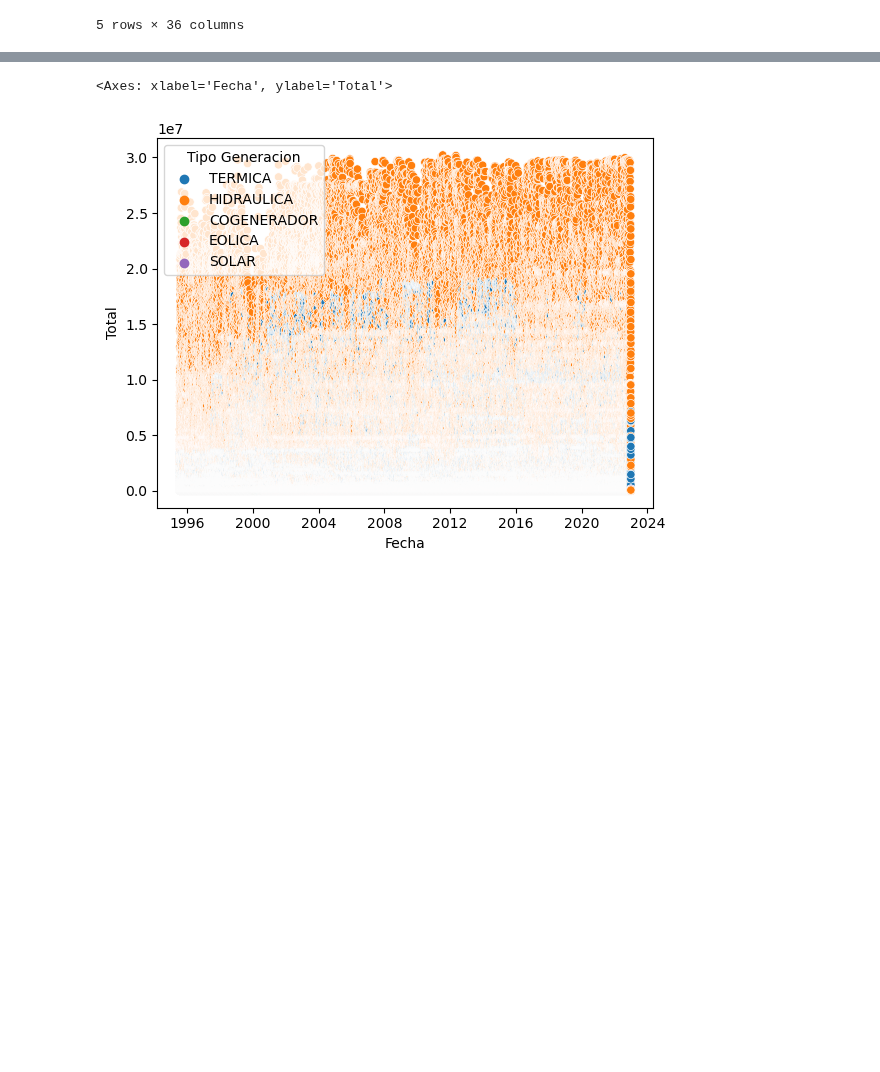
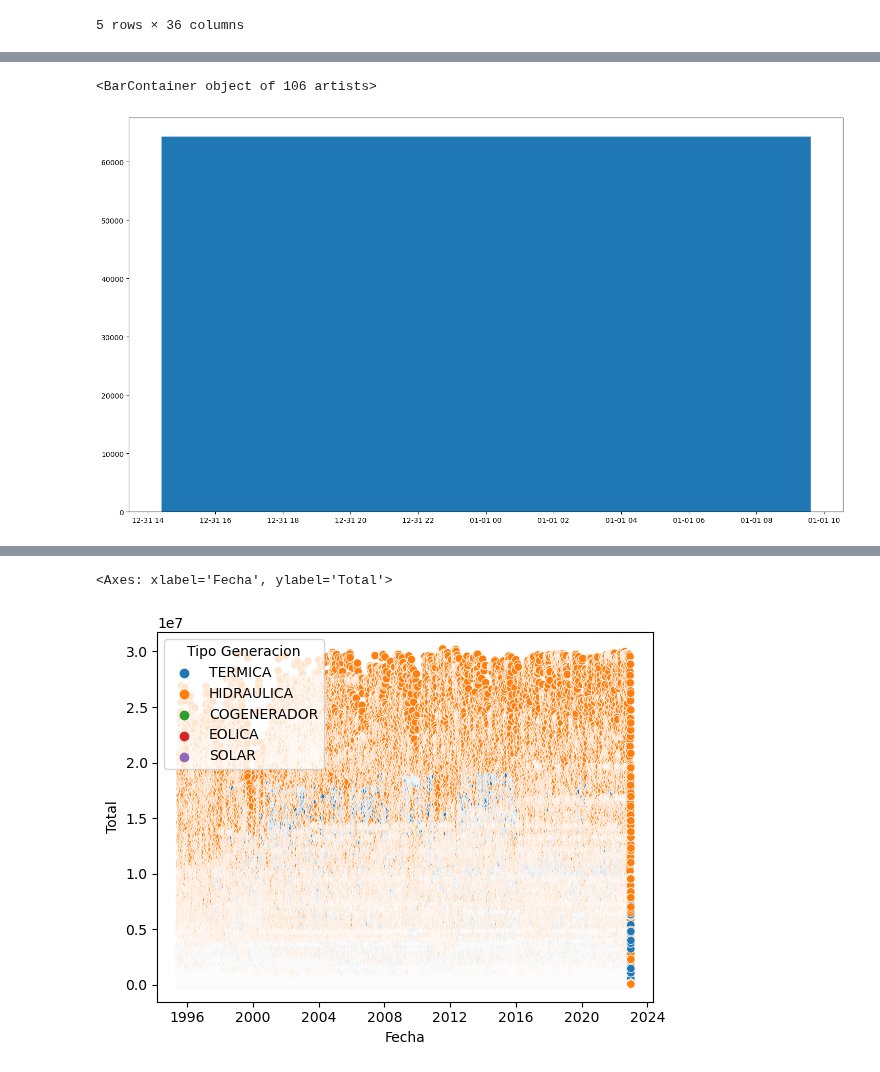
Before and after one commit to Mateoferrnandez/Projects, a Jupyter notebook: Personal Projects/Generacion electrica en Colombia/Dtacleaning.ipynb, the cells around one changed output, grey strips where cells are left out. Cells and saved outputs as stored; diff of their text form; code cells hidden in the pictures; blank space fills up the shorter version.

```diff
--- a/Personal Projects/Generacion electrica en Colombia/Dtacleaning.ipynb
+++ b/Personal Projects/Generacion electrica en Colombia/Dtacleaning.ipynb
@@ -422,0 +424,6 @@ suma
+# %%
+fig, ax = plt.subplots(figsize=(18, 10))
+ax.bar(result["Fecha"], result["Total"])
+# %% [output]
+<BarContainer object of 106 artists>
+[figure, added]
```
Also changed, not shown: parts of 24 cells of this notebook.
